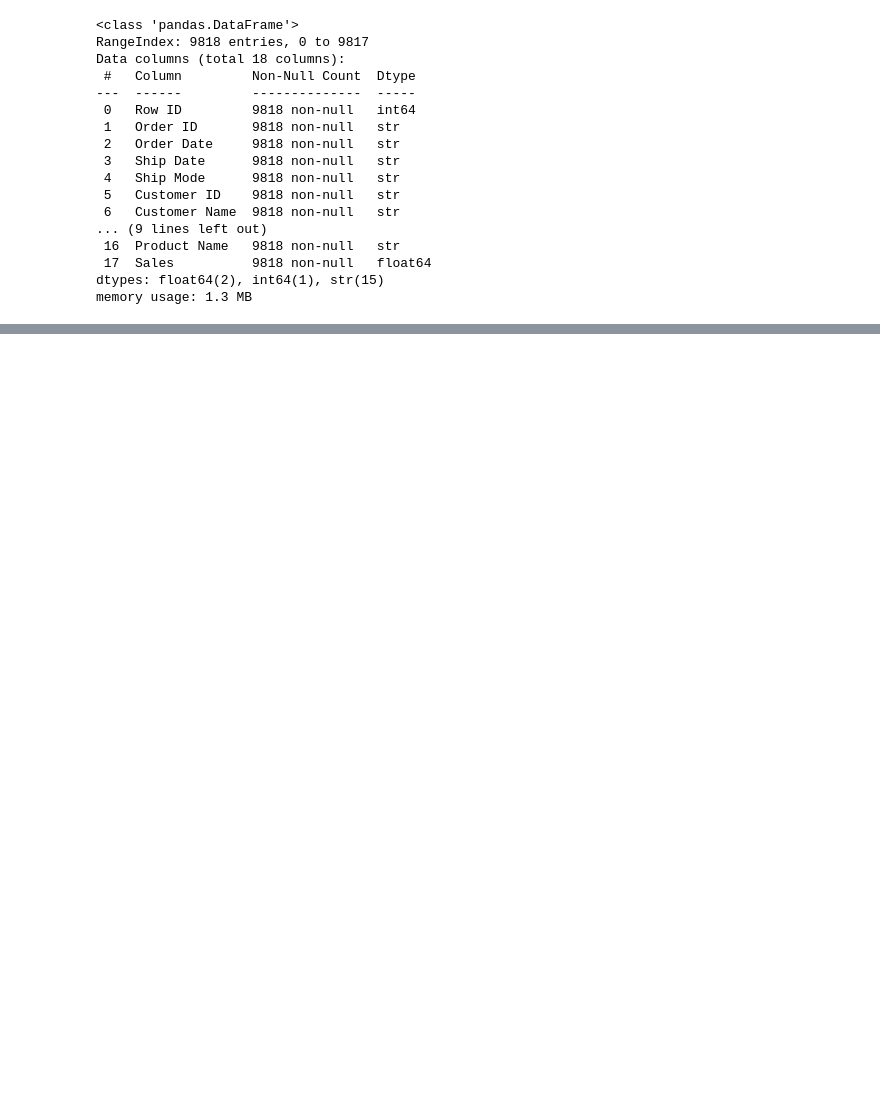
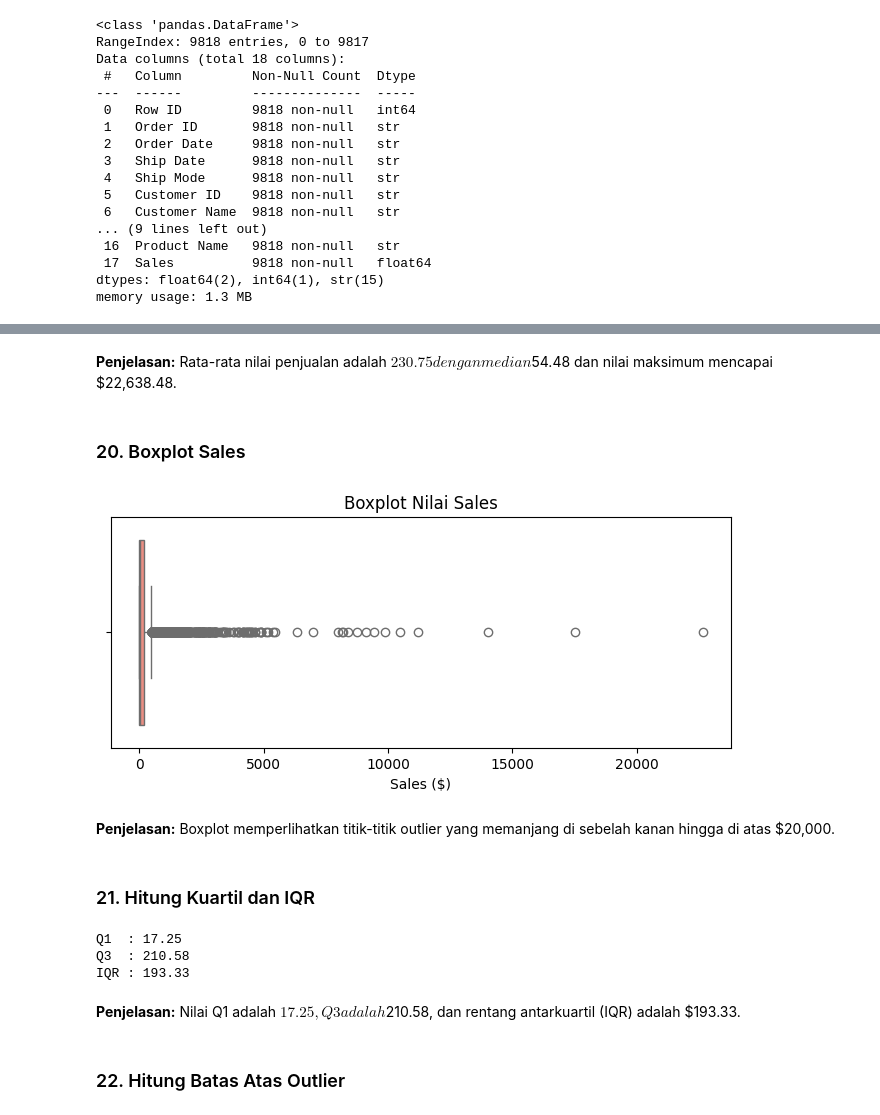
Before and after one commit to Firdaus1802/data-preprocessing, a Jupyter notebook: 04_Superstore_Sales/superstore_sales_preprocessing.ipynb, the cells around one changed output, grey strips where cells are left out. Cells and saved outputs as stored; diff of their text form; code cells hidden in the pictures; blank space fills up the shorter version.

```diff
--- a/04_Superstore_Sales/superstore_sales_preprocessing.ipynb
+++ b/04_Superstore_Sales/superstore_sales_preprocessing.ipynb
@@ -408,0 +179,5 @@ Tabel di atas menampilkan 10 transaksi belanja terbesar di toko. Transaksi penci
+# %%
+# Menghapus baris data duplikat
+df = df.drop_duplicates()
+print('Jumlah Duplikat Setelah Dihapus:', df.duplicated().sum())
+print('Total Baris Sekarang:', len(df))
@@ -408,0 +240,33 @@ Tabel di atas menampilkan 10 transaksi belanja terbesar di toko. Transaksi penci
+# %% [markdown]
+**Penjelasan:** Rata-rata nilai penjualan adalah $230.75 dengan median $54.48 dan nilai maksimum mencapai $22,638.48.
+# %% [markdown]
+### 20. Boxplot Sales
+# %%
+plt.figure(figsize=(8, 3))
+sns.boxplot(x=sales, color='salmon')
+plt.title('Boxplot Nilai Sales')
+plt.xlabel('Sales ($)')
+plt.show()
+# %% [output]
+[figure, added]
+# %% [markdown]
+**Penjelasan:** Boxplot memperlihatkan titik-titik outlier yang memanjang di sebelah kanan hingga di atas $20,000.
+# %% [markdown]
+### 21. Hitung Kuartil dan IQR
+# %%
+# Hitung Q1, Q3, dan IQR
+Q1 = sales.quantile(0.25)
+Q3 = sales.quantile(0.75)
+IQR = Q3 - Q1
+
+print(f'Q1  : {Q1:.2f}')
+print(f'Q3  : {Q3:.2f}')
+print(f'IQR : {IQR:.2f}')
+# %% [output]
+Q1  : 17.25
+Q3  : 210.58
+IQR : 193.33
+# %% [markdown]
+**Penjelasan:** Nilai Q1 adalah $17.25, Q3 adalah $210.58, dan rentang antarkuartil (IQR) adalah $193.33.
+# %% [markdown]
+### 22. Hitung Batas Atas Outlier
```
Also changed, not shown: parts of 119 cells of this notebook, 5 other files.
